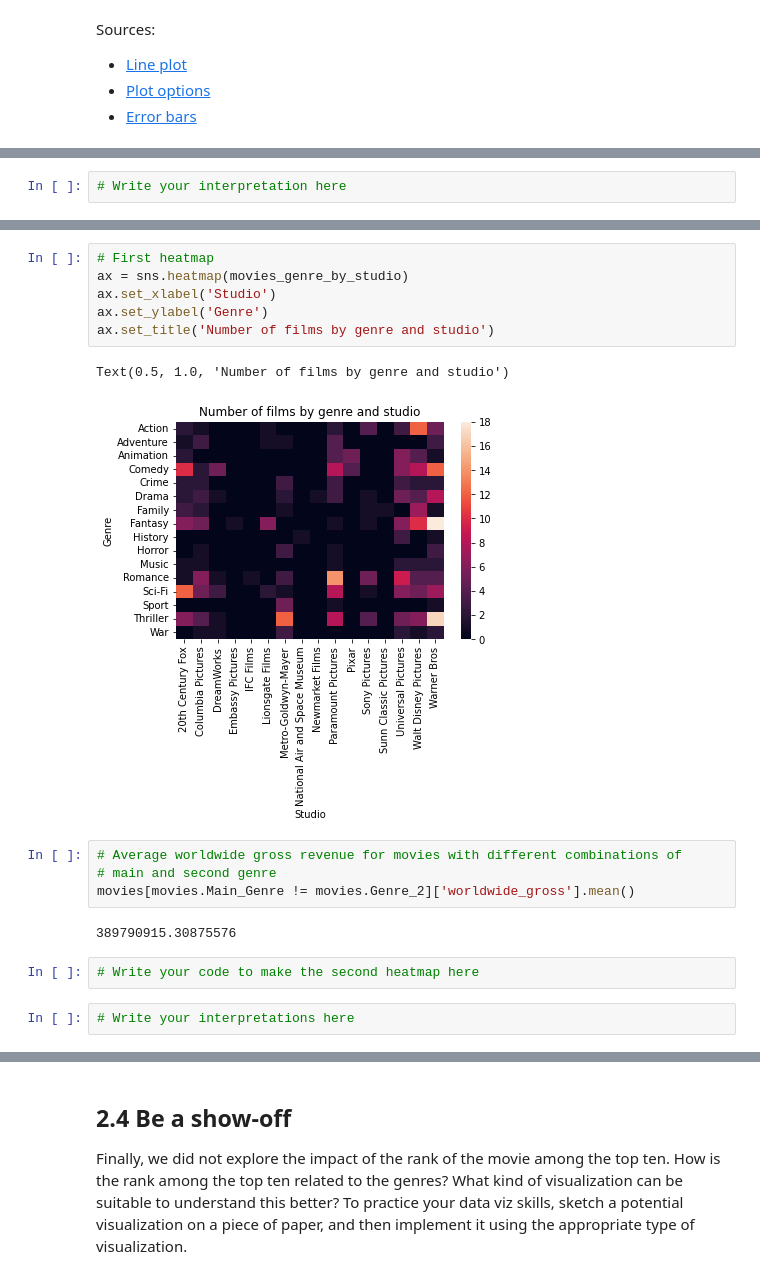
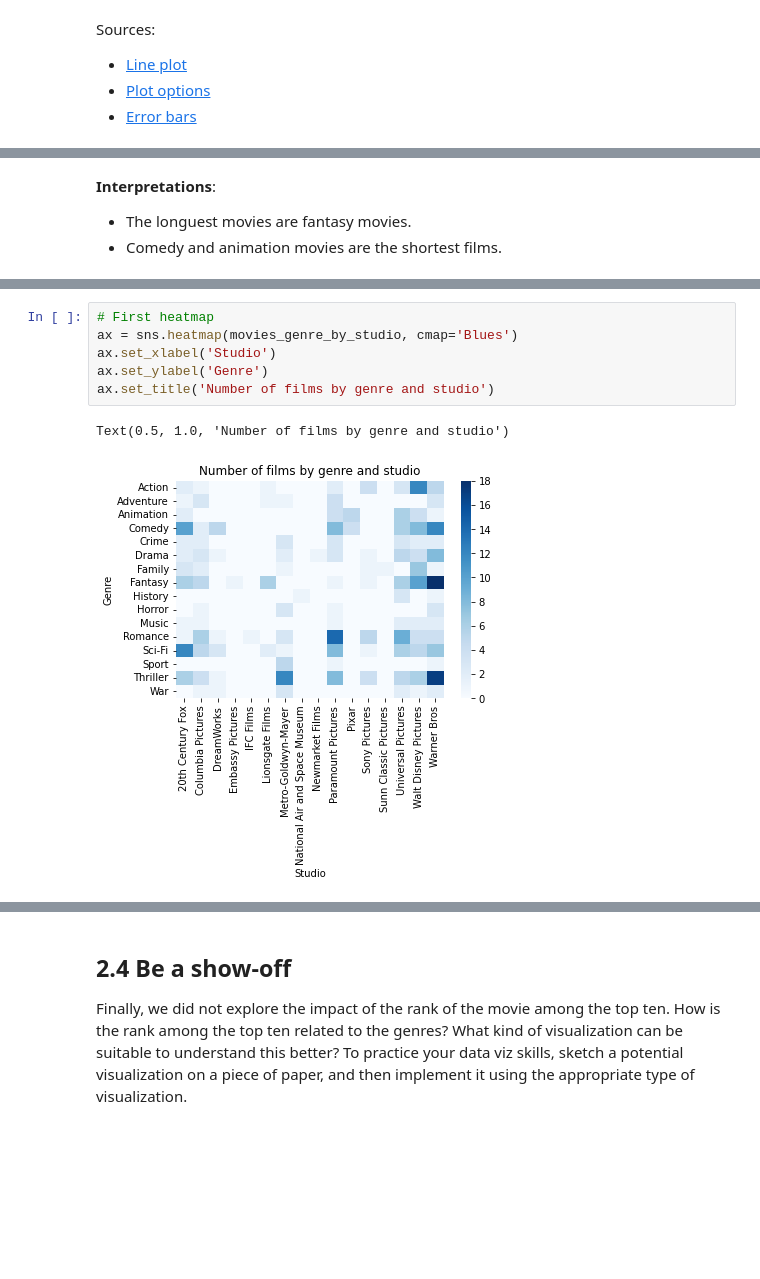
Before and after one commit to Quentin18/2021, a Jupyter notebook: Tutorials/02 - Data viz and data from the web/Becoming a DataVizard exercise.ipynb, the cells around one changed output, grey strips where cells are left out. Saved outputs shown, nothing was run; the diff lists cells and outputs as text; blank space fills up the shorter version.

```diff
--- a/Tutorials/02 - Data viz and data from the web/Becoming a DataVizard exercise.ipynb
+++ b/Tutorials/02 - Data viz and data from the web/Becoming a DataVizard exercise.ipynb
@@ -274,5 +284,7 @@ plt.tight_layout()
-# %%
-# Write your interpretation here
+# %% [markdown]
+**Interpretations**:
+- The longuest movies are fantasy movies.
+- Comedy and animation movies are the shortest films.
 # %% [markdown]
 ## 2.3 Heatmaps
 
@@ -315,20 +327,10 @@ movies_genre_by_studio
 | War | 0 | 1 | 1 | 0 | 0 | 0 | ... |
 # %%
 # First heatmap
-ax = sns.heatmap(movies_genre_by_studio)
+ax = sns.heatmap(movies_genre_by_studio, cmap='Blues')
 ax.set_xlabel('Studio')
 ax.set_ylabel('Genre')
 ax.set_title('Number of films by genre and studio')
 # %% [output]
 Text(0.5, 1.0, 'Number of films by genre and studio')
-[figure, old version]
+[figure, new version]
-# %%
-# Average worldwide gross revenue for movies with different combinations of
-# main and second genre
-movies[movies.Main_Genre != movies.Genre_2]['worldwide_gross'].mean()
-# %% [output]
-389790915.30875576
-# %%
-# Write your code to make the second heatmap here
-# %%
-# Write your interpretations here
```
Also changed, not shown: parts of 15 cells of this notebook.
